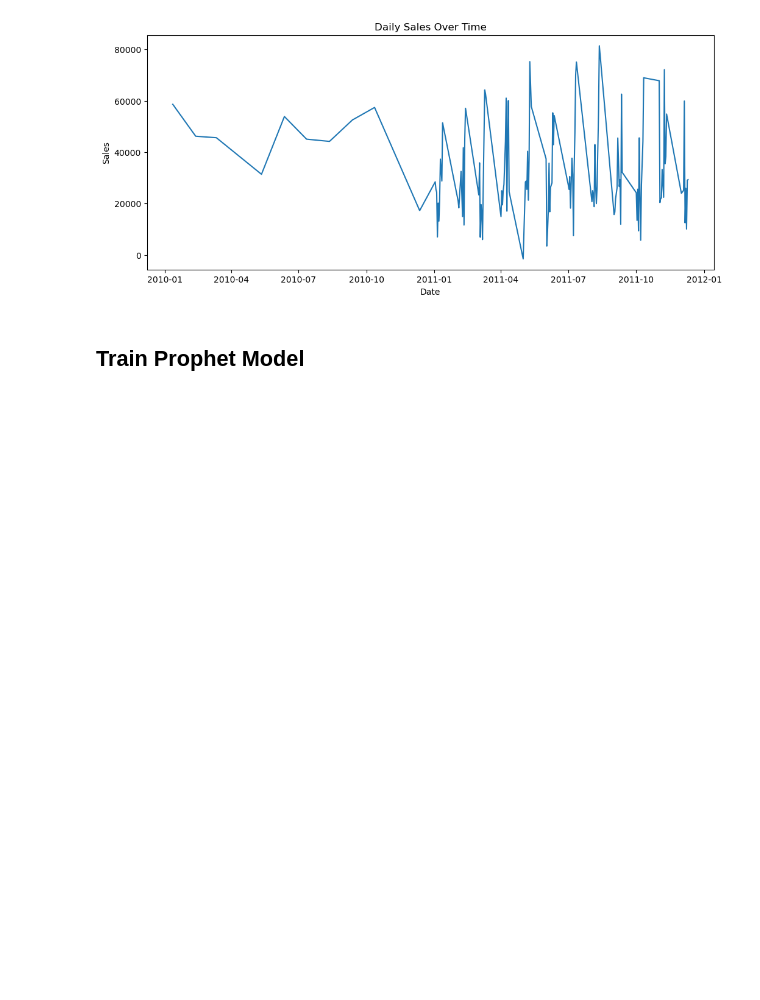
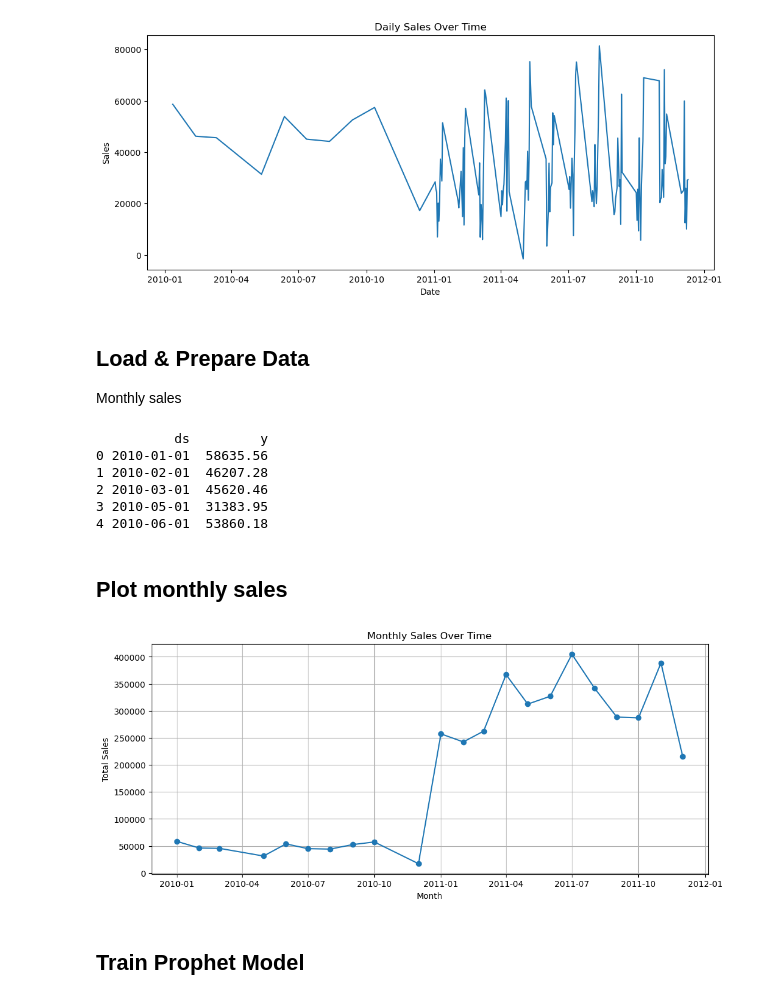
Before and after one commit to EssisDez/marketing_analytics_ai_project, a Jupyter notebook: notebooks/SalesForecasting.ipynb, the cells around one changed output. Cells and saved outputs as stored; diff of their text form; code cells hidden in the pictures; blank space fills up the shorter version.

```diff
--- a/notebooks/SalesForecasting.ipynb
+++ b/notebooks/SalesForecasting.ipynb
@@ -63,6 +75,45 @@ plt.savefig("../visuals/daily_sales.png", dpi=150)
 plt.show()
 # %% [output]
 [figure]
+# %% [markdown]
+## Load & Prepare Data
+
+Monthly sales
+# %%
+# Step 1: Aggregate sales by month
+monthly_sales = data.groupby(data['InvoiceDate'].dt.to_period('M'))['TotalPrice'].sum().reset_index()
+
+# Step 2: Convert period to timestamp (Prophet requires datetime type)
+monthly_sales['ds'] = monthly_sales['InvoiceDate'].dt.to_timestamp()
+
+# Step 3: Rename columns for Prophet
+monthly_sales['y'] = monthly_sales['TotalPrice']
+
+# Step 4: Keep only needed columns for Prophet
+monthly_sales = monthly_sales[['ds','y']]
+
+# Step 5: Check the result
+print(monthly_sales.head())
+# %% [output]
+          ds         y
+0 2010-01-01  58635.56
+1 2010-02-01  46207.28
+2 2010-03-01  45620.46
+3 2010-05-01  31383.95
+4 2010-06-01  53860.18
+# %% [markdown]
+## Plot monthly sales
+# %%
+plt.figure(figsize=(12,5))
+plt.plot(monthly_sales['ds'], monthly_sales['y'], marker='o')
+plt.title("Monthly Sales Over Time")
+plt.xlabel("Month")
+plt.ylabel("Total Sales")
+plt.grid(True)
+plt.savefig("../visuals/monthly_sales.png", dpi=150)
+plt.show()
+# %% [output]
+[figure, added]
 # %% [markdown]
 ## Train Prophet Model
 # %%
```
Also changed, not shown: parts of 5 cells of this notebook, 2 other files.
